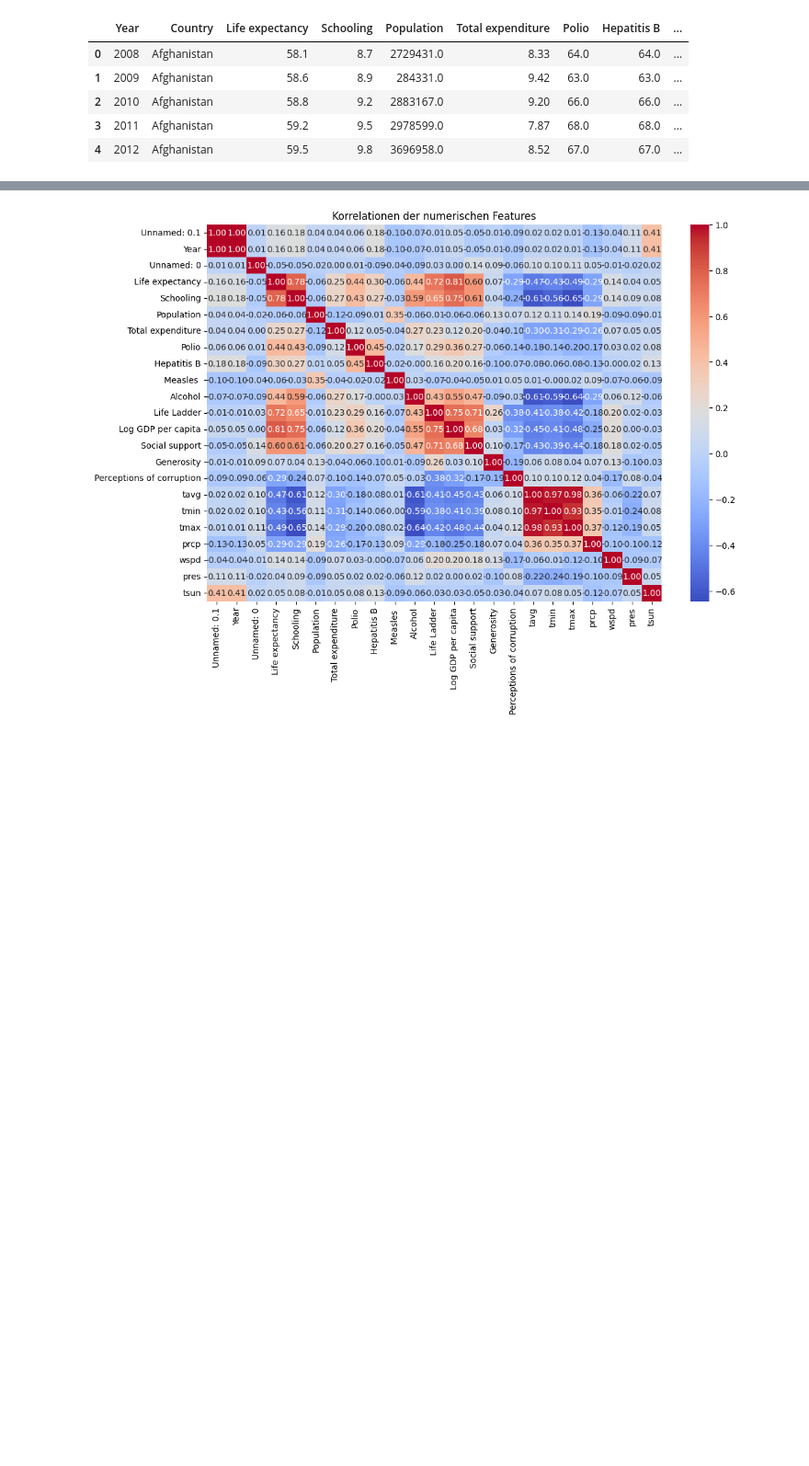
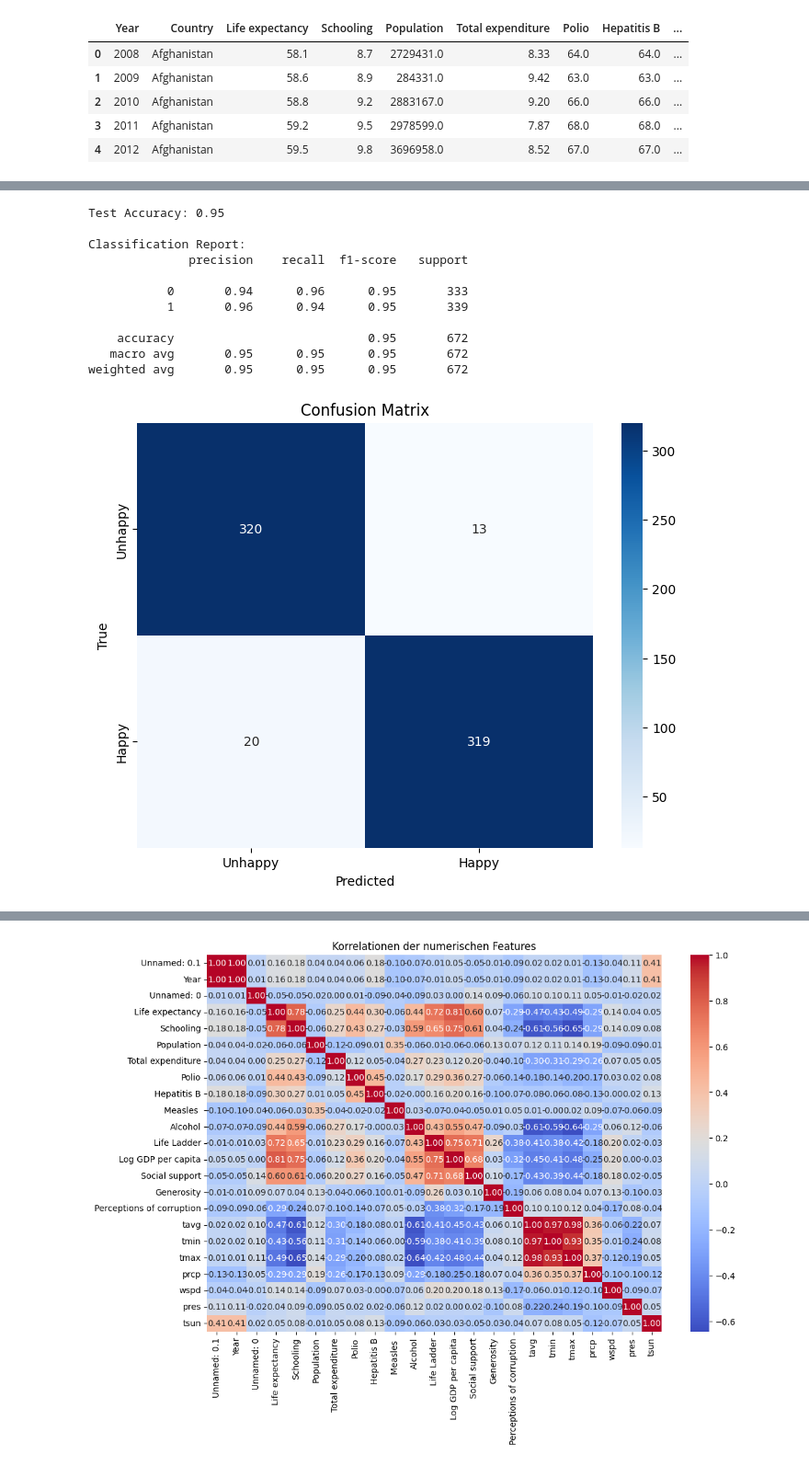
Before and after one commit to mats-ad/Quality-of-Life-World, a Jupyter notebook: DAP_Data.ipynb, the cells around one changed output, grey strips where cells are left out. Shown at 92% size. Cells and saved outputs as stored; diff of their text form; code cells hidden in the pictures; blank space fills up the shorter version.

Commit message:
ML Modelle

```diff
--- a/DAP_Data.ipynb
+++ b/DAP_Data.ipynb
@@ -1402,0 +1742,75 @@ Final Test MAE: 0.54
+# %%
+import pandas as pd
+import numpy as np
+from sklearn.ensemble import RandomForestClassifier
+from sklearn.preprocessing import StandardScaler
+from sklearn.metrics import accuracy_score, classification_report, confusion_matrix
+import matplotlib.pyplot as plt
+import seaborn as sns
+
+# Daten laden
+file_path = 'Filled_DataFrame_with_All_Years_from_2000_to_2023.csv'
+df = pd.read_csv(file_path)
+
+# Zielvariable und Features auswählen
+features = [
+    'Year', 'Log GDP per capita', 'Social support', 'Generosity',
+    'Perceptions of corruption', 'tavg', 'tmin', 'tmax', 'prcp', 'wspd'
+]
+
+target = 'Life Ladder'
+
+# Fehlende Werte entfernen
+df = df.dropna(subset=features + [target])
+
+# Zielvariable in Klassen einteilen (z. B. glücklich oder weniger glücklich)
+threshold = df[target].median()
+df['Happiness_Class'] = (df[target] > threshold).astype(int)
+
+# Features und Zielvariable trennen
+X = df[features].values
+y = df['Happiness_Class'].values
+
+# Daten in Training und Test aufteilen
+from sklearn.model_selection import train_test_split
+X_train, X_test, y_train, y_test = train_test_split(X, y, test_size=0.2, random_state=42)
+
+# Daten normalisieren
+scaler = StandardScaler()
+X_train = scaler.fit_transform(X_train)
+X_test = scaler.transform(X_test)
+
+# Random Forest Classifier erstellen
+model = RandomForestClassifier(n_estimators=100, random_state=42)
+model.fit(X_train, y_train)
+
+# Vorhersagen treffen
+y_pred = model.predict(X_test)
+
+# Modellbewertung
+accuracy = accuracy_score(y_test, y_pred)
+print(f"Test Accuracy: {accuracy:.2f}")
+print("\nClassification Report:")
+print(classification_report(y_test, y_pred))
+
+# Konfusionsmatrix visualisieren
+conf_matrix = confusion_matrix(y_test, y_pred)
+plt.figure(figsize=(8, 6))
+sns.heatmap(conf_matrix, annot=True, fmt='d', cmap='Blues', xticklabels=['Unhappy', 'Happy'], yticklabels=['Unhappy', 'Happy'])
+plt.xlabel('Predicted')
+plt.ylabel('True')
+plt.title('Confusion Matrix')
+plt.show()
+# %% [output]
+Test Accuracy: 0.95
+
+Classification Report:
+              precision    recall  f1-score   support
+
+           0       0.94      0.96      0.95       333
+           1       0.96      0.94      0.95       339
+
+    accuracy                           0.95       672
+   macro avg       0.95      0.95      0.95       672
+weighted avg       0.95      0.95      0.95       672
+[figure, added]
```
Also changed, not shown: parts of 10 cells of this notebook, 5 other files.
